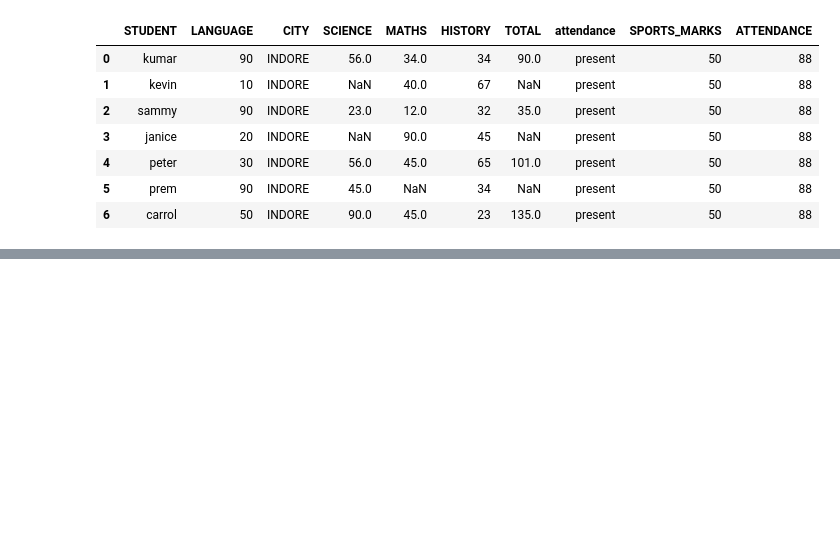
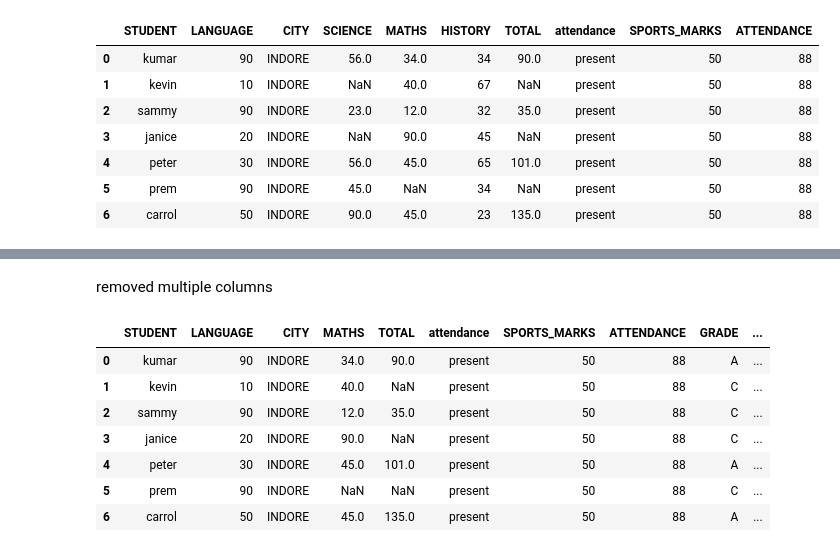
Before and after one commit to Vikram957/Pandas, a Jupyter notebook: d_pandas.ipynb, the cells around one changed output, grey strips where cells are left out. Drawn from its saved outputs; the diff is of its cells as text; code cells hidden in the pictures; blank space fills up the shorter version.

```diff
--- a/d_pandas.ipynb
+++ b/d_pandas.ipynb
@@ -907,0 +939,3 @@ data
+# %%
+data['Result'] = data['MATHS'].where(data['MATHS'] >=40,'Fail')
+data
@@ -907,0 +951,3 @@ data
+# %%
+data['m_Res'] = np.where(data['MATHS'] >= 40, 'Pass','Fail')
+data
@@ -907,0 +965,3 @@ data
+# %%
+copy_df = data.copy()
+copy_df
@@ -907,0 +977,15 @@ data
+# %% [markdown]
+removed multiple columns
+# %%
+copy_df = copy_df.drop(columns=['HISTORY','SCIENCE'])
+# %%
+copy_df
+# %% [output]
+|  | STUDENT | LANGUAGE | CITY | MATHS | TOTAL | attendance | SPORTS_MARKS | ATTENDANCE | GRADE | ... |
+| 0 | kumar | 90 | INDORE | 34.0 | 90.0 | present | 50 | 88 | A | ... |
+| 1 | kevin | 10 | INDORE | 40.0 | NaN | present | 50 | 88 | C | ... |
+| 2 | sammy | 90 | INDORE | 12.0 | 35.0 | present | 50 | 88 | C | ... |
+| 3 | janice | 20 | INDORE | 90.0 | NaN | present | 50 | 88 | C | ... |
+| 4 | peter | 30 | INDORE | 45.0 | 101.0 | present | 50 | 88 | A | ... |
+| 5 | prem | 90 | INDORE | NaN | NaN | present | 50 | 88 | C | ... |
+| 6 | carrol | 50 | INDORE | 45.0 | 135.0 | present | 50 | 88 | A | ... |
```
Also changed, not shown: parts of 29 cells of this notebook.
